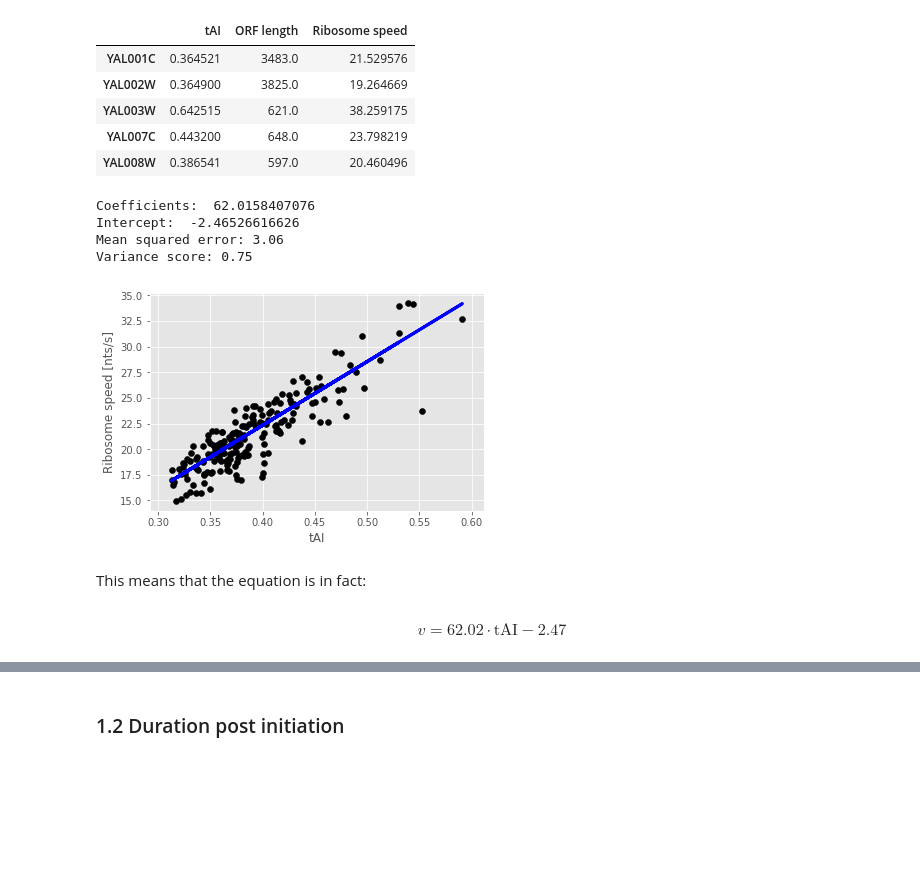
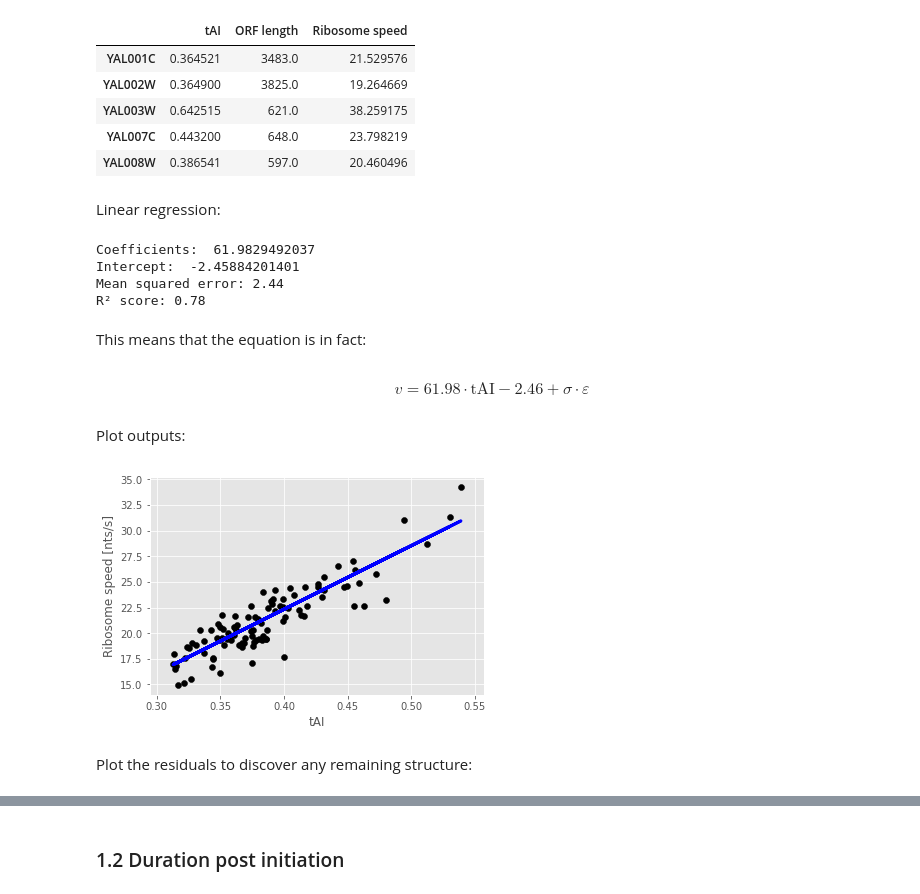
Before and after one commit to gittenberg/TRSL, a Jupyter notebook: workbooks/analyses/10 Modelling protein synthesis rates.ipynb, the cells around one changed output, grey strips where cells are left out. Saved outputs shown, nothing was run; the diff lists cells and outputs as text; code cells hidden in the pictures; blank space fills up the shorter version.

Commit message:
Improved regressions and estimated residual variance

```diff
--- a/workbooks/analyses/10 Modelling protein synthesis rates.ipynb
+++ b/workbooks/analyses/10 Modelling protein synthesis rates.ipynb
@@ -149,25 +155,27 @@ regression_data.head()
 | YAL007C | 0.443200 | 648.0 | 23.798219 |
 | YAL008W | 0.386541 | 597.0 | 20.460496 |
 # %%
-ntest = 200
-regression_X = regression_data['tAI'].reshape((len(regression_data), 1))
+ntest = 100
+regression_x = regression_data['tAI'].reshape((len(regression_data), 1))
 
 # Split the data into training/testing sets
-regression_X_train = regression_X[:-ntest]
-regression_X_test = regression_X[-ntest:]
+regression_x_train = regression_X[:-ntest]
+regression_x_test = regression_X[-ntest:]
 
 # Split the targets into training/testing sets
 regression_y_train = regression_data['Ribosome speed'][:-ntest]
 regression_y_test = regression_data['Ribosome speed'][-ntest:]
+# %% [markdown]
+Linear regression:
 # %%
 # Create linear regression object
 regr = linear_model.LinearRegression()
 
 # Train the model using the training sets
-regr.fit(regression_X_train, regression_y_train)
+regr.fit(regression_x_train, regression_y_train)
 
 # Make predictions using the testing set
-regression_y_pred = regr.predict(regression_X_test)
+regression_y_pred = regr.predict(regression_x_test)
 
 # The coefficients
 print 'Coefficients: ', regr.coef_[0]
@@ -177,23 +185,27 @@ print 'Intercept: ', regr.intercept_
 print "Mean squared error: %.2f" % mean_squared_error(regression_y_test, regression_y_pred)
 
 # Explained variance score: 1 is perfect prediction
-print 'Variance score: %.2f' % r2_score(regression_y_test, regression_y_pred)
-
-# Plot outputs
-ax = plt.scatter(regression_X_test, regression_y_test,  color='black')
-plt.plot(regression_X_test, regression_y_pred, color='blue', linewidth=3)
-
-plt.xlabel("tAI")
-plt.ylabel("Ribosome speed [nts/s]")
-
-plt.show()
+print 'R² score: %.2f' % r2_score(regression_y_test, regression_y_pred)
 # %% [output]
-Coefficients:  62.0158407076
-Intercept:  -2.46526616626
-Mean squared error: 3.06
-Variance score: 0.75
+Coefficients:  61.9829492037
+Intercept:  -2.45884201401
+Mean squared error: 2.44
+R² score: 0.78
-[figure, removed]
 # %% [markdown]
 This means that the equation is in fact:
 # %% [markdown]
-$$v = 62.02 \cdot \mathrm{tAI} - 2.47$$
+$$v = 61.98 \cdot \mathrm{tAI} - 2.46 + \sigma \cdot \varepsilon$$
+# %% [markdown]
+Plot outputs:
+# %%
+ax = plt.scatter(regression_x_test, regression_y_test,  color='black')
+plt.plot(regression_x_test, regression_y_pred, color='blue', linewidth=3)
+
+plt.xlabel("tAI")
+plt.ylabel("Ribosome speed [nts/s]")
+
+plt.show()
+# %% [output]
+[figure, added]
+# %% [markdown]
+Plot the residuals to discover any remaining structure:
```
Also changed, not shown: parts of 41 cells of this notebook.
